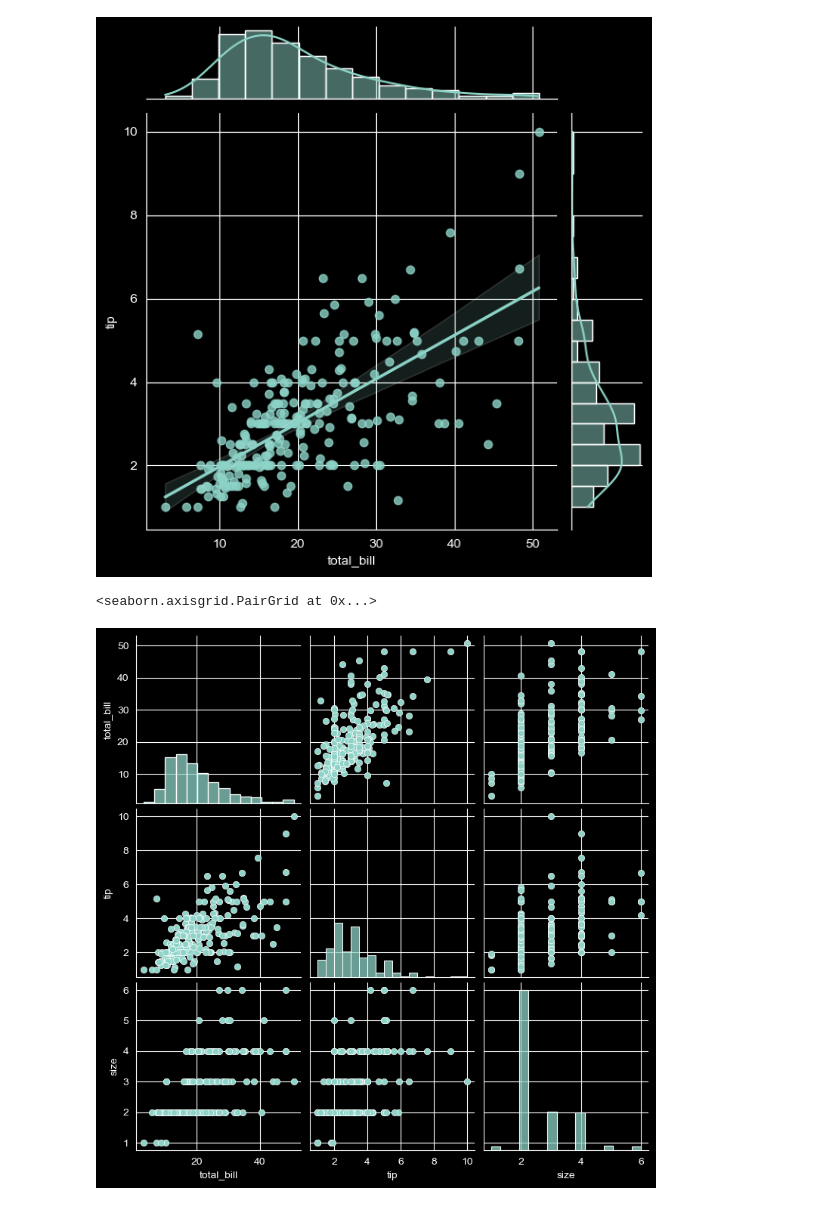
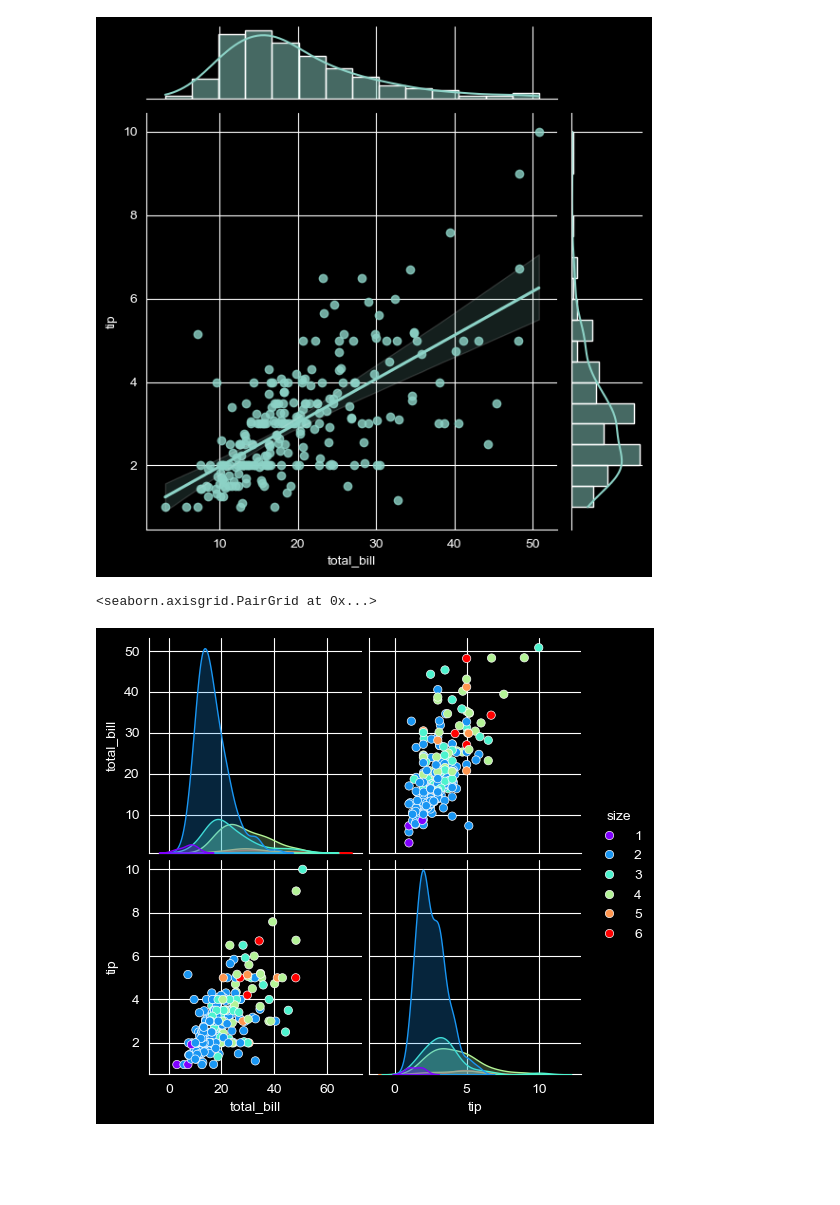
Before and after one commit to vivekkumars21/FFRAM, a Jupyter notebook: seabon.ipynb, the cells around one changed output. Cells and saved outputs as stored; diff of their text form; code cells hidden in the pictures; blank space fills up the shorter version.

Commit message:
pairplot

```diff
--- a/seabon.ipynb
+++ b/seabon.ipynb
@@ -24,7 +24,7 @@ sns.jointplot(x = df['total_bill'],y = df['tip'],data= df,kind = 'reg')
 <seaborn.axisgrid.JointGrid at 0x...>
 [figure]
 # %%
-sns.pairplot(df)
+sns.pairplot(df, hue='size' ,palette = 'rainbow')
 # %% [output]
 <seaborn.axisgrid.PairGrid at 0x...>
-[figure, old version]
+[figure, new version]
```
Also changed, not shown: parts of 1 cell of this notebook.
